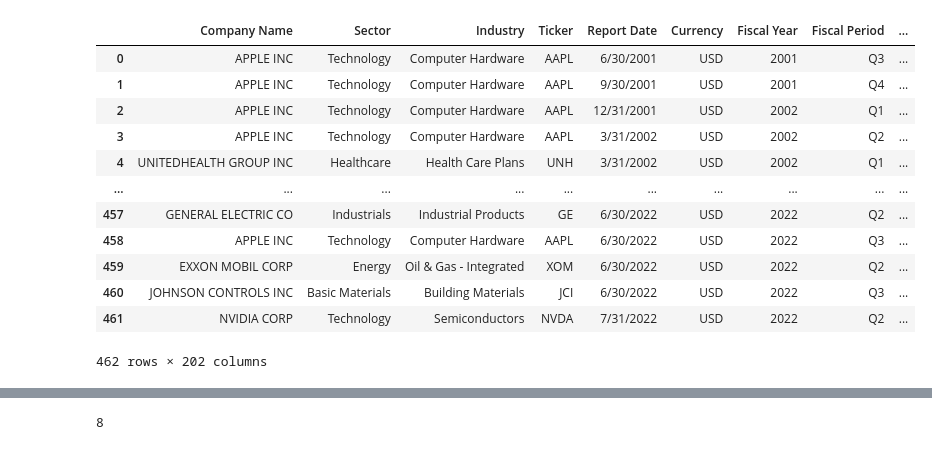
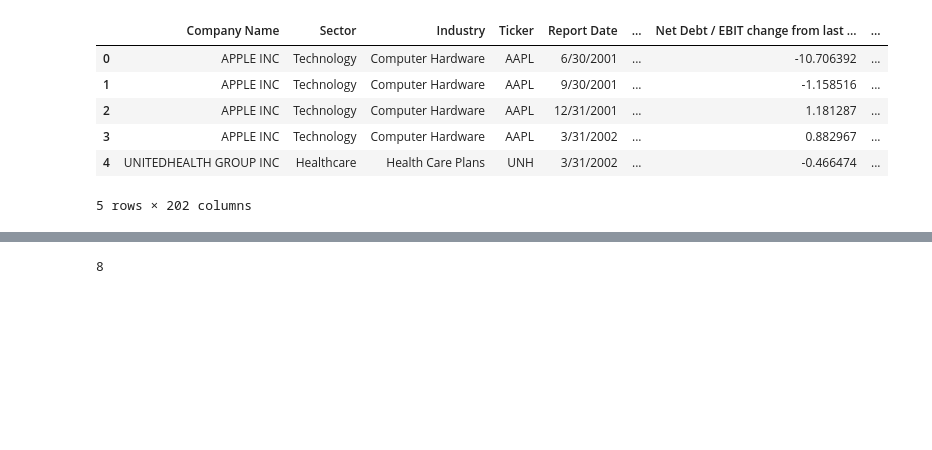
Before and after one commit to rodeo1203/Financial_Forcasting_ML-AI, a Jupyter notebook: code_financial_forecast.ipynb, the cells around one changed output, grey strips where cells are left out. Cells and saved outputs as stored; diff of their text form; code cells hidden in the pictures; blank space fills up the shorter version.

```diff
--- a/code_financial_forecast.ipynb
+++ b/code_financial_forecast.ipynb
@@ -1,11 +1,10 @@
 # %%
-# Import Pandas library into the current environment, note that "pd" is an alias name for "Pandas"
+# Import libraries
 import pandas as pd
 
-# The data contains 200+ columns so let's increase the maximum number of rows and columns to display
 
-# pd.set_option('display.max_rows', 250)
-pd.set_option('display.max_columns', 250)
+pd.set_option('display.max_rows', 8)
+pd.set_option('display.max_columns',10)
 
 # Let's ignore warnings
 # Some operations might raise a warning and we want to ignore them
@@ -25,20 +24,14 @@ init_notebook_mode(connected=True)
 df = pd.read_csv('financial_data.csv')
 # %%
 # Dataframe preview
-df
+df.head()
 # %% [output]
-|  | Company Name | Sector | Industry | Ticker | Report Date | Currency | Fiscal Year | Fiscal Period | ... |
-| 0 | APPLE INC | Technology | Computer Hardware | AAPL | 6/30/2001 | USD | 2001 | Q3 | ... |
-| 1 | APPLE INC | Technology | Computer Hardware | AAPL | 9/30/2001 | USD | 2001 | Q4 | ... |
-| 2 | APPLE INC | Technology | Computer Hardware | AAPL | 12/31/2001 | USD | 2002 | Q1 | ... |
-| 3 | APPLE INC | Technology | Computer Hardware | AAPL | 3/31/2002 | USD | 2002 | Q2 | ... |
-| 4 | UNITEDHEALTH GROUP INC | Healthcare | Health Care Plans | UNH | 3/31/2002 | USD | 2002 | Q1 | ... |
-| ... | ... | ... | ... | ... | ... | ... | ... | ... | ... |
-| 457 | GENERAL ELECTRIC CO | Industrials | Industrial Products | GE | 6/30/2022 | USD | 2022 | Q2 | ... |
-| 458 | APPLE INC | Technology | Computer Hardware | AAPL | 6/30/2022 | USD | 2022 | Q3 | ... |
-| 459 | EXXON MOBIL CORP | Energy | Oil & Gas - Integrated | XOM | 6/30/2022 | USD | 2022 | Q2 | ... |
-| 460 | JOHNSON CONTROLS INC | Basic Materials | Building Materials | JCI | 6/30/2022 | USD | 2022 | Q3 | ... |
-| 461 | NVIDIA CORP | Technology | Semiconductors | NVDA | 7/31/2022 | USD | 2022 | Q2 | ... |
+|  | Company Name | Sector | Industry | Ticker | Report Date | ... | Net Debt / EBIT change from last ... | ... |
+| 0 | APPLE INC | Technology | Computer Hardware | AAPL | 6/30/2001 | ... | -10.706392 | ... |
+| 1 | APPLE INC | Technology | Computer Hardware | AAPL | 9/30/2001 | ... | -1.158516 | ... |
+| 2 | APPLE INC | Technology | Computer Hardware | AAPL | 12/31/2001 | ... | 1.181287 | ... |
+| 3 | APPLE INC | Technology | Computer Hardware | AAPL | 3/31/2002 | ... | 0.882967 | ... |
+| 4 | UNITEDHEALTH GROUP INC | Healthcare | Health Care Plans | UNH | 3/31/2002 | ... | -0.466474 | ... |
-462 rows × 202 columns
+5 rows × 202 columns
 # %%
 # Let's display column names
```
Also changed, not shown: parts of 113 cells of this notebook, 2 other files.
